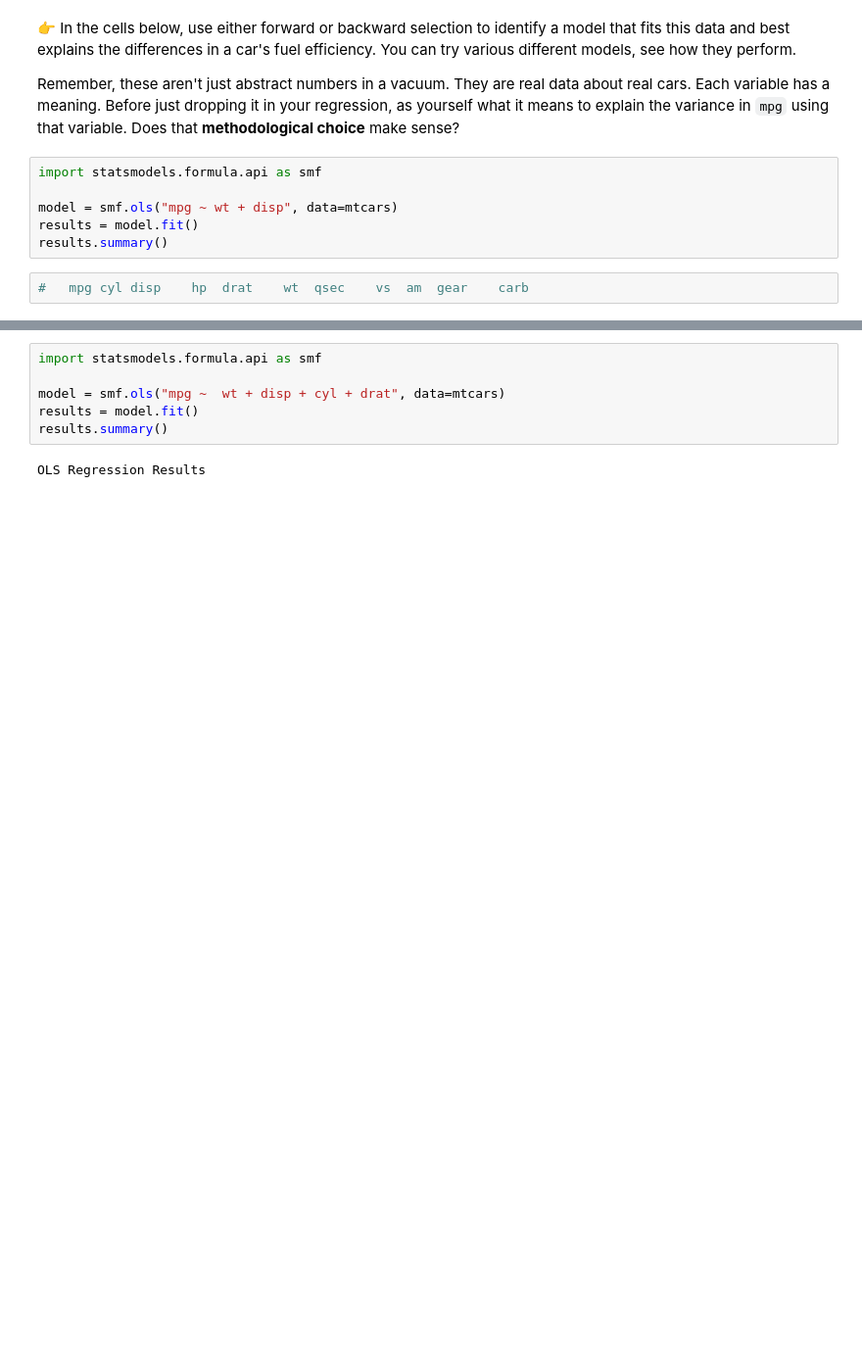
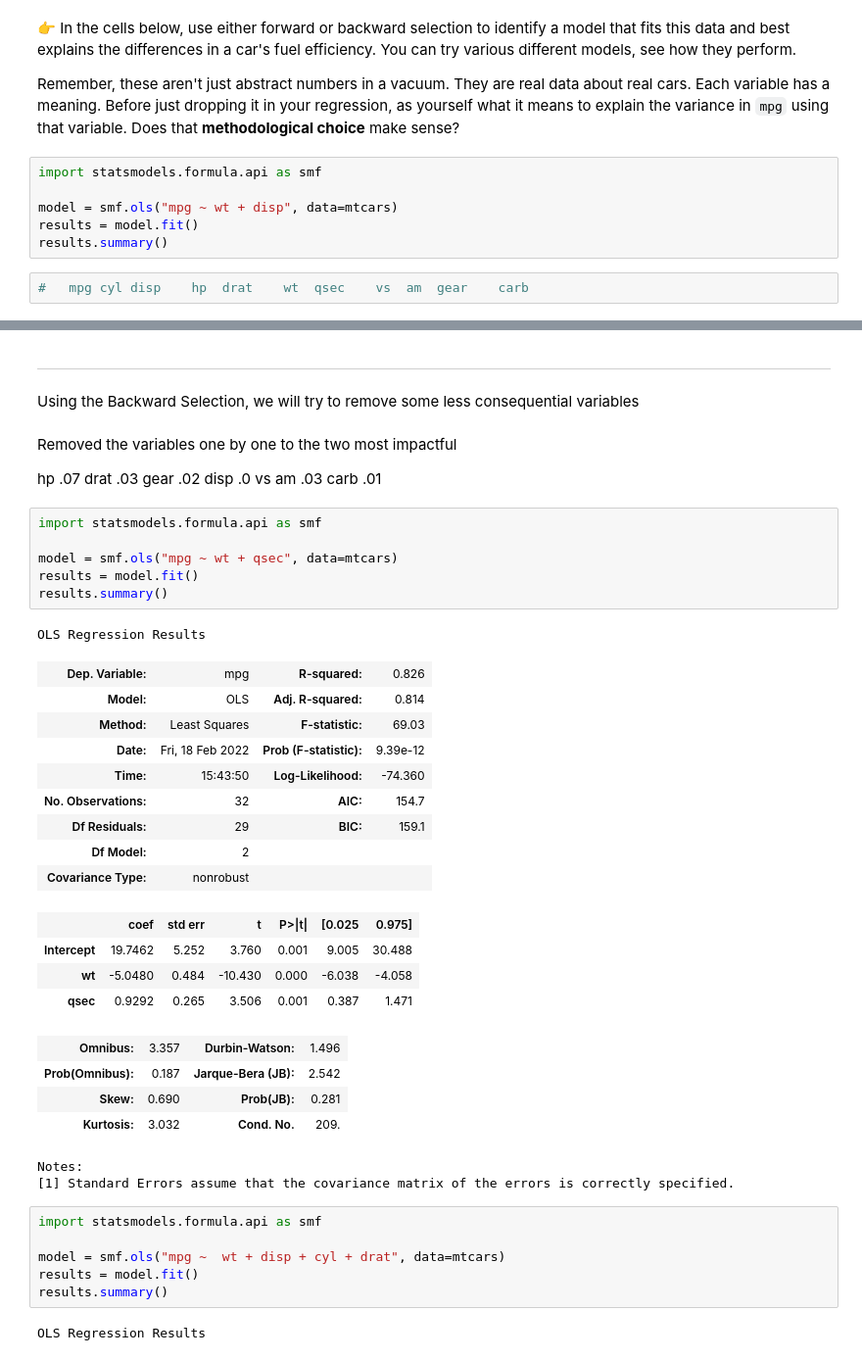
Before and after one commit to code4journalism/code4journalism-linear-regression-intro-semerriam, a Jupyter notebook: Merriam-mtcars-linear-regression.ipynb, the cells around one changed output, grey strips where cells are left out. Shown: that part at 98% size. Cells and saved outputs as stored; diff of their text form; blank space fills up the shorter version.

```diff
--- a/mtcars-linear-regression.ipynb
+++ b/Merriam-mtcars-linear-regression.ipynb
@@ -147,3 +159,44 @@ Notes:
+# %% [markdown]
+----
+# %% [markdown]
+Using the Backward Selection, we will try to remove some less consequential variables
+# %% [markdown]
+Removed the variables one by one to the two most impactful
+
+hp .07
+drat .03
+gear .02
+disp .0
+vs
+am .03
+carb .01
+# %%
+import statsmodels.formula.api as smf
+
+model = smf.ols("mpg ~ wt + qsec", data=mtcars)
+results = model.fit()
+results.summary()
+# %% [output]
+OLS Regression Results
+| Dep. Variable: | mpg | R-squared: | 0.826 |
+| Model: | OLS | Adj. R-squared: | 0.814 |
+| Method: | Least Squares | F-statistic: | 69.03 |
+| Date: | Fri, 18 Feb 2022 | Prob (F-statistic): | 9.39e-12 |
+| Time: | 15:43:50 | Log-Likelihood: | -74.360 |
+| No. Observations: | 32 | AIC: | 154.7 |
+| Df Residuals: | 29 | BIC: | 159.1 |
+| Df Model: | 2 |  |  |
+| Covariance Type: | nonrobust |  |  |
+|  | coef | std err | t | P>|t| | [0.025 | 0.975] |
+| Intercept | 19.7462 | 5.252 | 3.760 | 0.001 | 9.005 | 30.488 |
+| wt | -5.0480 | 0.484 | -10.430 | 0.000 | -6.038 | -4.058 |
+| qsec | 0.9292 | 0.265 | 3.506 | 0.001 | 0.387 | 1.471 |
+| Omnibus: | 3.357 | Durbin-Watson: | 1.496 |
+| Prob(Omnibus): | 0.187 | Jarque-Bera (JB): | 2.542 |
+| Skew: | 0.690 | Prob(JB): | 0.281 |
+| Kurtosis: | 3.032 | Cond. No. | 209. |
+Notes:
+[1] Standard Errors assume that the covariance matrix of the errors is correctly specified.
 # %%
 import statsmodels.formula.api as smf
 
```
Also changed, not shown: parts of 12 cells of this notebook.
